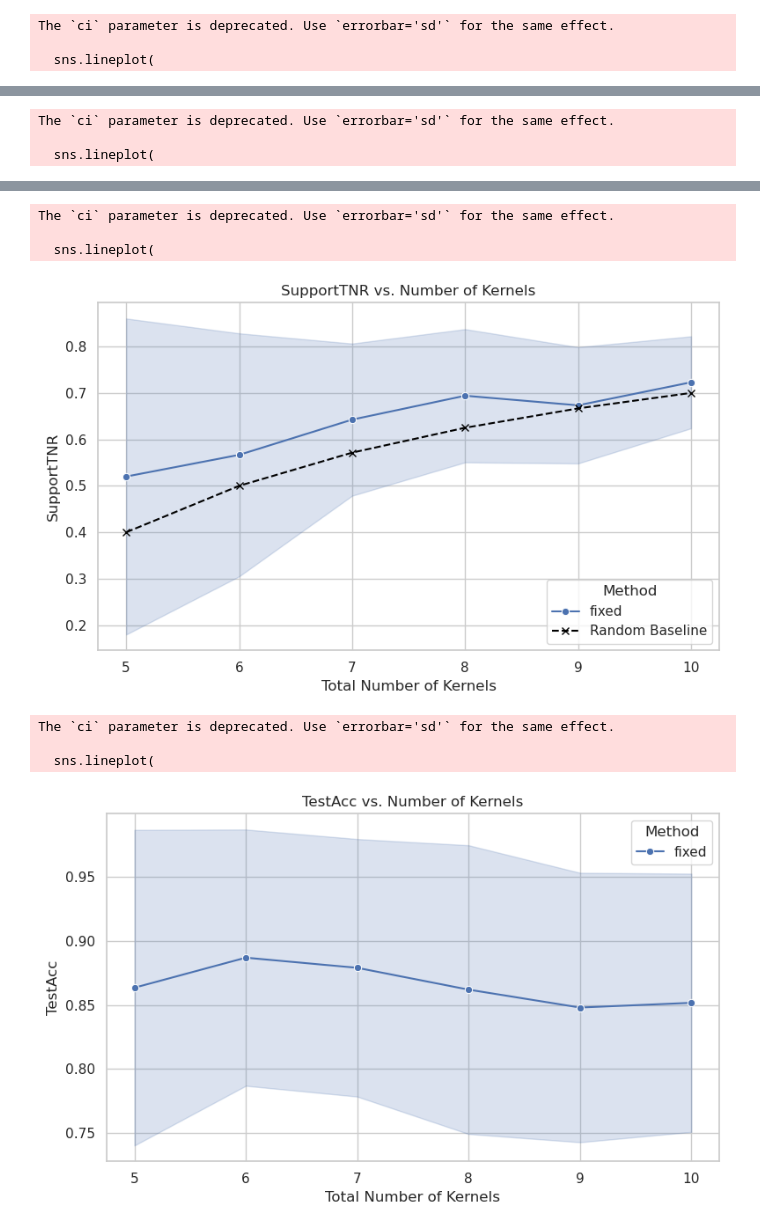
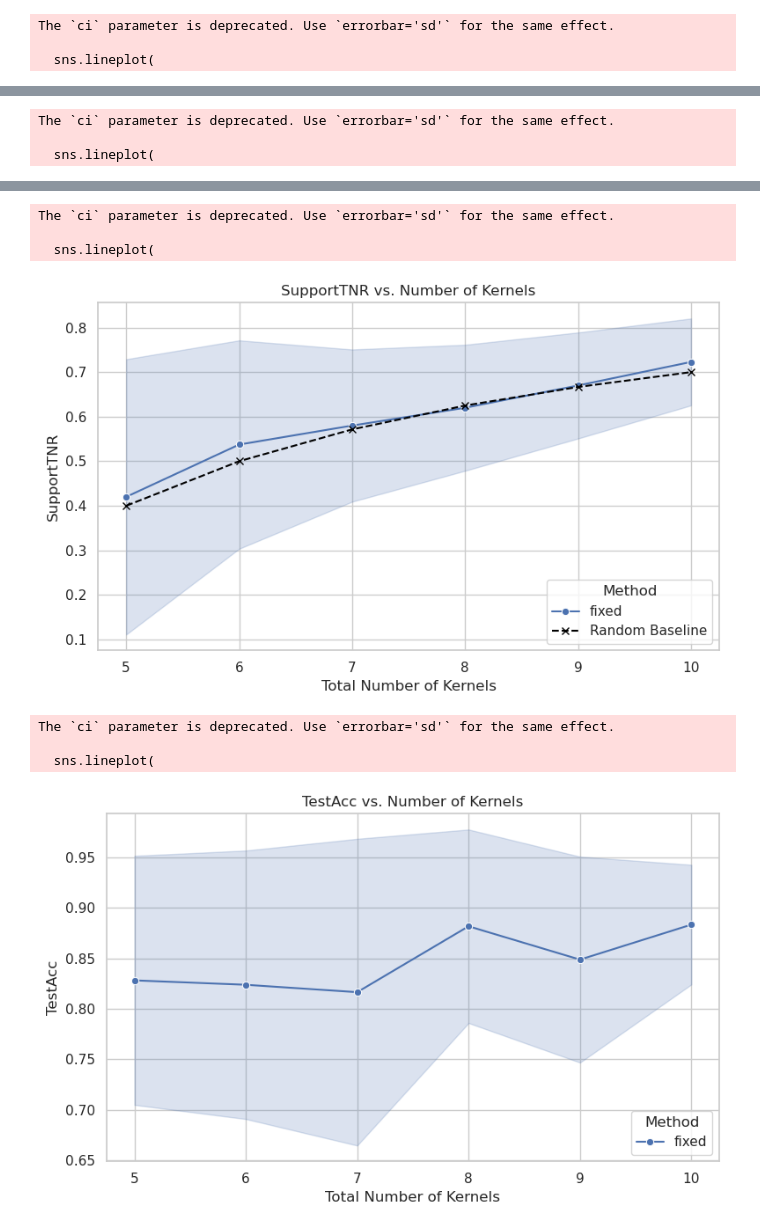
Before and after one commit to iglesiascaio/SparseMKL, a Jupyter notebook: notebooks/analyse_results_synthetic.ipynb, the cells around one changed output, grey strips where cells are left out. Saved outputs shown, nothing was run; the diff lists cells and outputs as text; code cells hidden in the pictures.

```diff
--- a/notebooks/analyse_results_synthetic.ipynb
+++ b/notebooks/analyse_results_synthetic.ipynb
@@ -4,7 +4,7 @@ import seaborn as sns
 import matplotlib.pyplot as plt
 
 # Load the DataFrame
-df = pd.read_csv("./scripts/run_synthetic_experiments_results_20253123_153132.csv")
+df = pd.read_csv("./scripts/run_synthetic_experiments_results_20254024_214032.csv")
 
 # Ensure correct data types
 df['TrainSize'] = df['TrainSize'].astype(int)
@@ -89,7 +89,7 @@ import matplotlib.pyplot as plt
 import numpy as np
 
 # Load your CSV
-df = pd.read_csv("./scripts/run_synthetic_experiments_results_20255523_125514.csv")
+df = pd.read_csv("./scripts/run_synthetic_experiments_results_20252324_202318.csv")
 
 # Ensure proper types
 df['TrainSize'] = df['TrainSize'].astype(int)
@@ -169,9 +169,9 @@ The `ci` parameter is deprecated. Use `errorbar='sd'` for the same effect.
 The `ci` parameter is deprecated. Use `errorbar='sd'` for the same effect.
 
   sns.lineplot(
-[figure, old version]
+[figure, new version]
 The `ci` parameter is deprecated. Use `errorbar='sd'` for the same effect.
 
   sns.lineplot(
-[figure, old version]
+[figure, new version]
 # %%
```
Also changed, not shown: parts of 16 cells of this notebook, 1 other file.
